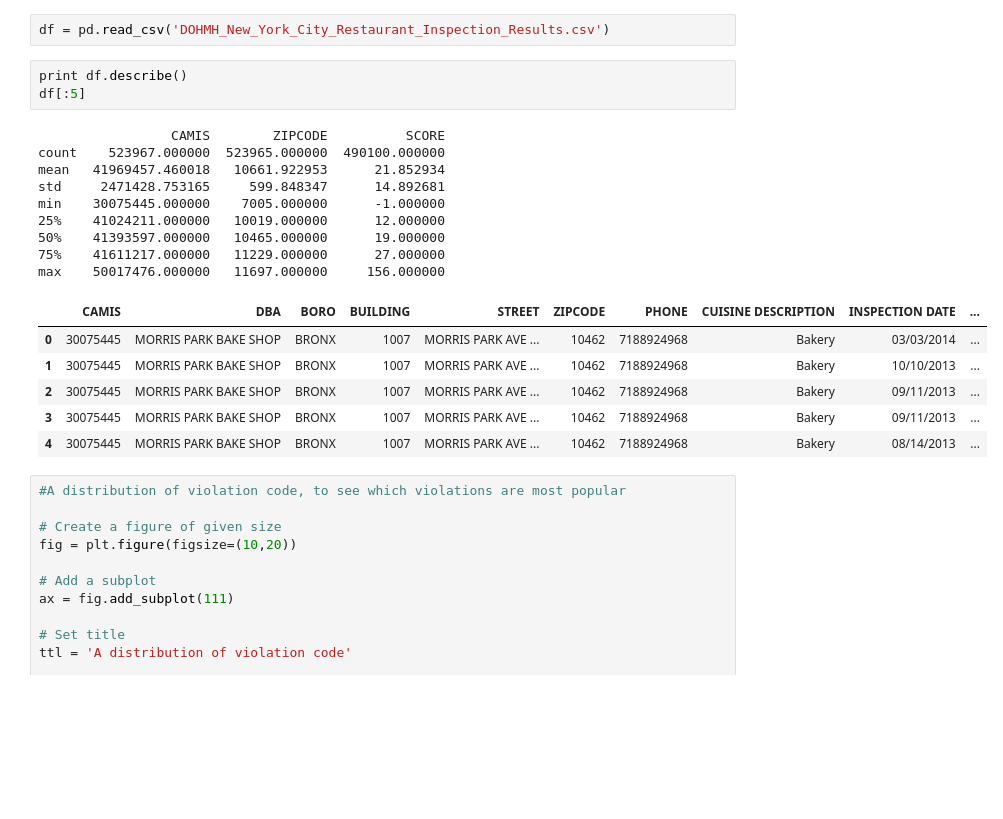
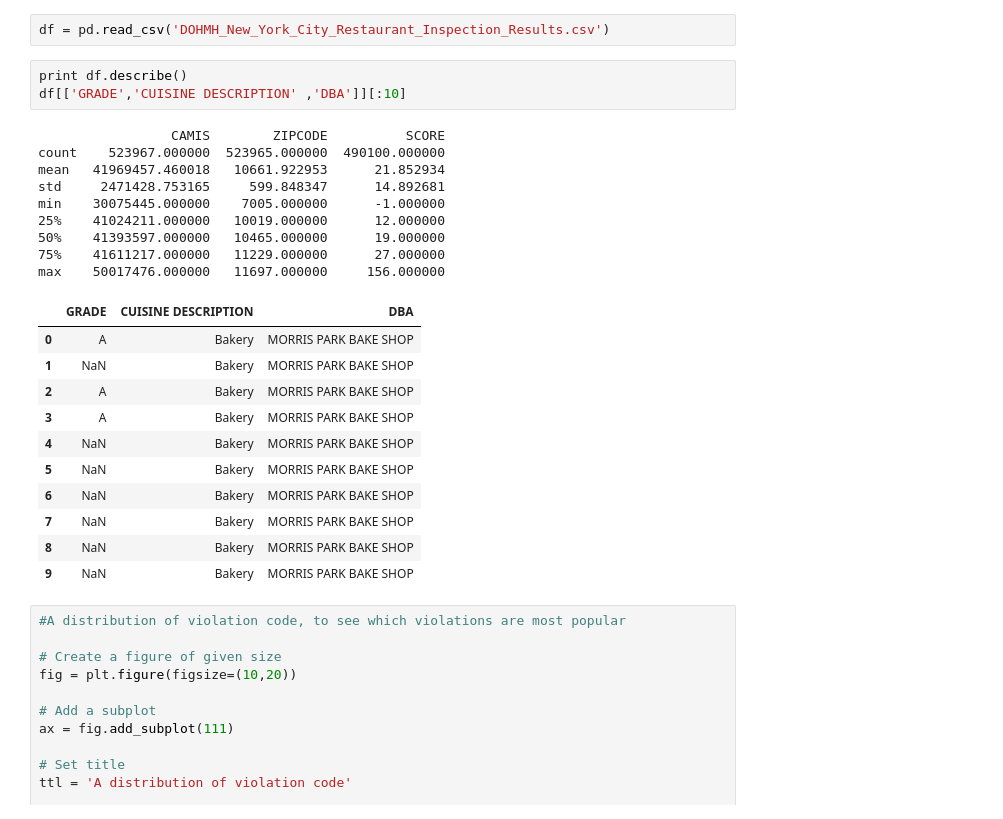
Before and after one commit to asharma567/NYC_Restaurant_Data_Analysis, a Jupyter notebook: NYC_Restaurant_Analysis.ipynb, the cells around one changed output. Drawn from its saved outputs; the diff is of its cells as text; blank space fills up the shorter version.

```diff
--- a/NYC_Restaurant_Analysis.ipynb
+++ b/NYC_Restaurant_Analysis.ipynb
@@ -11,23 +10,28 @@ DOHMH_New_York_City_Restaurant_Inspection_Results.csv
 df = pd.read_csv('DOHMH_New_York_City_Restaurant_Inspection_Results.csv')
 # %%
 print df.describe()
-df[:5]
+df[['GRADE','CUISINE DESCRIPTION' ,'DBA']][:10]
 # %% [output]
                  CAMIS        ZIPCODE          SCORE
 count    523967.000000  523965.000000  490100.000000
 mean   41969457.460018   10661.922953      21.852934
 std     2471428.753165     599.848347      14.892681
 min    30075445.000000    7005.000000      -1.000000
 25%    41024211.000000   10019.000000      12.000000
 50%    41393597.000000   10465.000000      19.000000
 75%    41611217.000000   11229.000000      27.000000
 max    50017476.000000   11697.000000     156.000000
-|  | CAMIS | DBA | BORO | BUILDING | STREET | ZIPCODE | PHONE | CUISINE DESCRIPTION | INSPECTION DATE | ... |
-| 0 | 30075445 | MORRIS PARK BAKE SHOP | BRONX | 1007 | MORRIS PARK AVE ... | 10462 | 7188924968 | Bakery | 03/03/2014 | ... |
-| 1 | 30075445 | MORRIS PARK BAKE SHOP | BRONX | 1007 | MORRIS PARK AVE ... | 10462 | 7188924968 | Bakery | 10/10/2013 | ... |
-| 2 | 30075445 | MORRIS PARK BAKE SHOP | BRONX | 1007 | MORRIS PARK AVE ... | 10462 | 7188924968 | Bakery | 09/11/2013 | ... |
-| 3 | 30075445 | MORRIS PARK BAKE SHOP | BRONX | 1007 | MORRIS PARK AVE ... | 10462 | 7188924968 | Bakery | 09/11/2013 | ... |
-| 4 | 30075445 | MORRIS PARK BAKE SHOP | BRONX | 1007 | MORRIS PARK AVE ... | 10462 | 7188924968 | Bakery | 08/14/2013 | ... |
+|  | GRADE | CUISINE DESCRIPTION | DBA |
+| 0 | A | Bakery | MORRIS PARK BAKE SHOP |
+| 1 | NaN | Bakery | MORRIS PARK BAKE SHOP |
+| 2 | A | Bakery | MORRIS PARK BAKE SHOP |
+| 3 | A | Bakery | MORRIS PARK BAKE SHOP |
+| 4 | NaN | Bakery | MORRIS PARK BAKE SHOP |
+| 5 | NaN | Bakery | MORRIS PARK BAKE SHOP |
+| 6 | NaN | Bakery | MORRIS PARK BAKE SHOP |
+| 7 | NaN | Bakery | MORRIS PARK BAKE SHOP |
+| 8 | NaN | Bakery | MORRIS PARK BAKE SHOP |
+| 9 | NaN | Bakery | MORRIS PARK BAKE SHOP |
 # %%
 #A distribution of violation code, to see which violations are most popular
 
```
Also changed, not shown: parts of 2 cells of this notebook.
